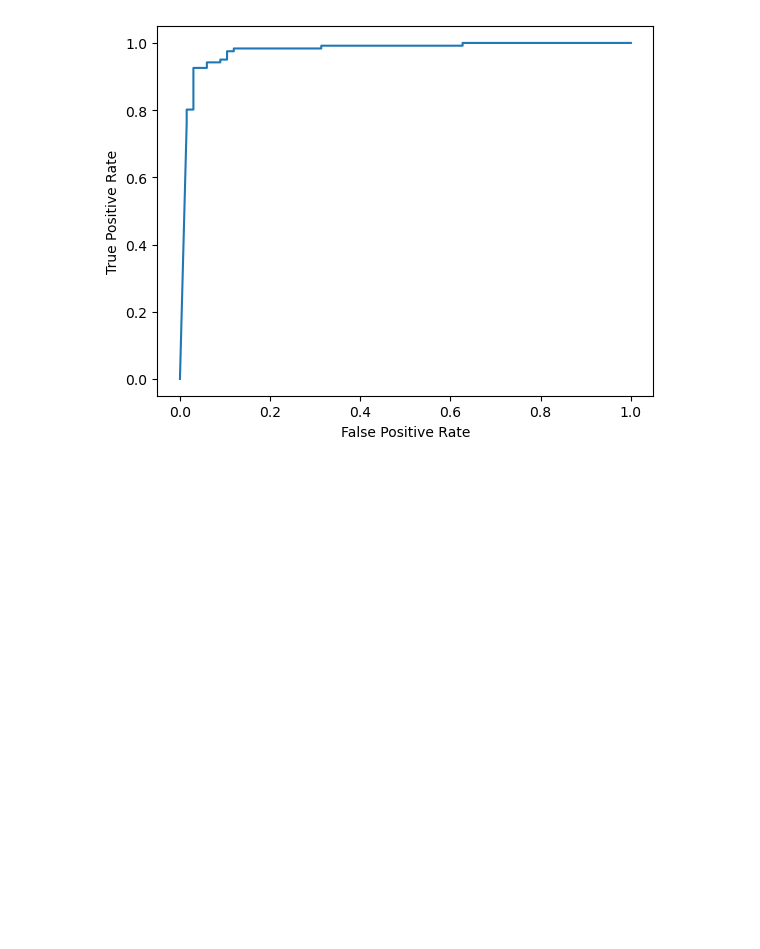
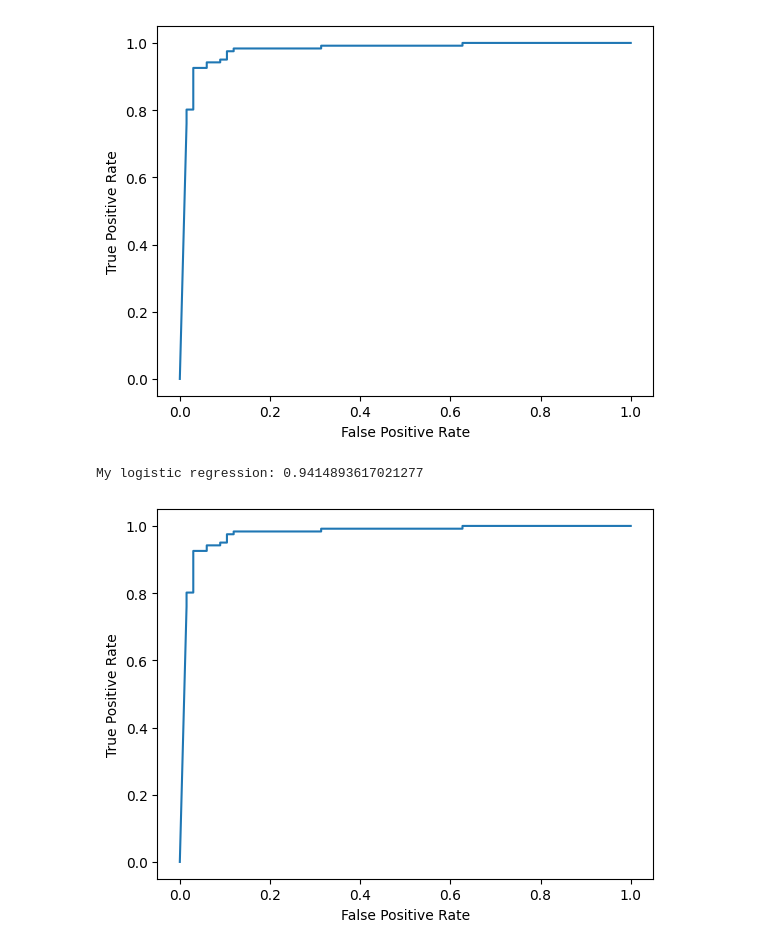
Before and after one commit to cinekele/aml_projects, a Jupyter notebook: project 1 - IRLS/comparision.ipynb, the cells around one changed output. Cells and saved outputs as stored; diff of their text form; code cells hidden in the pictures; blank space fills up the shorter version.

Commit message:
add interactions with tests

```diff
--- a/project 1 - IRLS/comparision.ipynb
+++ b/project 1 - IRLS/comparision.ipynb
@@ -60,3 +62,11 @@ plot_roc_curve(y_test, y_proba, y_pred, "My logistic regression")
 # %% [output]
 My logistic regression: 0.9414893617021277
 [figure]
+# %%
+my_logistic_regression.fit(pd.DataFrame(X_train), y_train)
+y_proba = my_logistic_regression.predict_proba(pd.DataFrame(X_test))
+y_pred = my_logistic_regression.predict(pd.DataFrame(X_test))
+plot_roc_curve(y_test, y_proba, y_pred, "My logistic regression")
+# %% [output]
+My logistic regression: 0.9414893617021277
+[figure, added]
```
Also changed, not shown: parts of 4 cells of this notebook, 2 other files.
